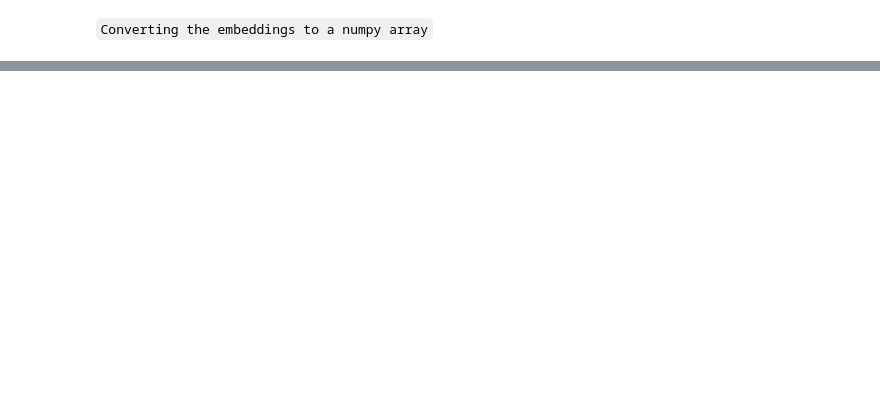
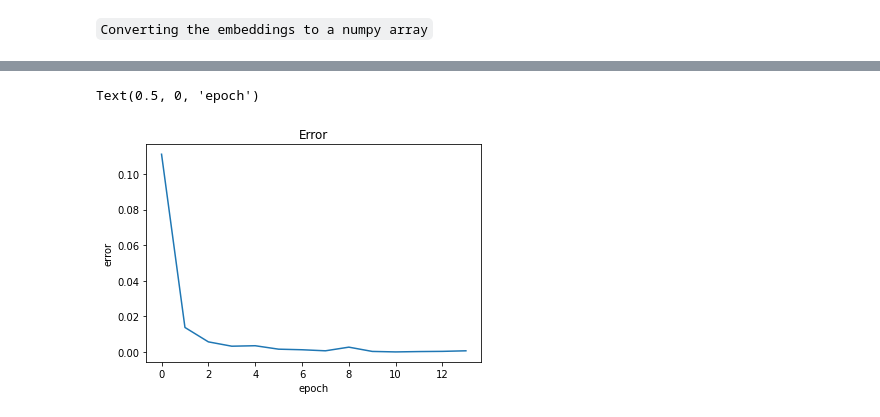
Before and after one commit to LITDataScience/fake-news-detector, a Jupyter notebook: fake-news-detector.ipynb, the cells around one changed output, grey strips where cells are left out. Saved outputs shown, nothing was run; the diff lists cells and outputs as text; code cells hidden in the pictures; blank space fills up the shorter version.

```diff
--- a/fake-news-detector.ipynb
+++ b/fake-news-detector.ipynb
@@ -151,5 +227,5 @@ model.add(Dropout(0.3))
 model.add(Dense(64,activation='relu'))
 model.add(Dropout(0.3))
 model.add(Dense(1,activation='sigmoid'))
-model.compile(loss='binary_crossentropy',optimizer='adam',metrics=['accuracy'])
+model.compile(loss='binary_crossentropy', optimizer=tf.keras.optimizers.Adam(learning_rate=0.001,name='Adam'),metrics=['accuracy'])
 print(model.summary())
@@ -163,2 +259,4 @@ X_final.shape,y_final.shape,test_final.shape
+# %%
+callback = tf.keras.callbacks.EarlyStopping(monitor='loss', patience=3, mode='auto')
 # %%
-history = model.fit(X_final,y_final,epochs=20,batch_size=64)
+history = model.fit(X_final, y_final, epochs=30, batch_size=32, callbacks=[callback])
@@ -170,3 +295,11 @@ plt.xlabel('epoch')
+# %%
+plt.plot(history.history['loss'])
+plt.title('Error')
+plt.ylabel('error')
+plt.xlabel('epoch')
+# %% [output]
+Text(0.5, 0, 'epoch')
+[figure, added]
 # %%
 y_pred = model.predict_classes(test_final)
 # %%
```
Also changed, not shown: parts of 21 cells of this notebook.
